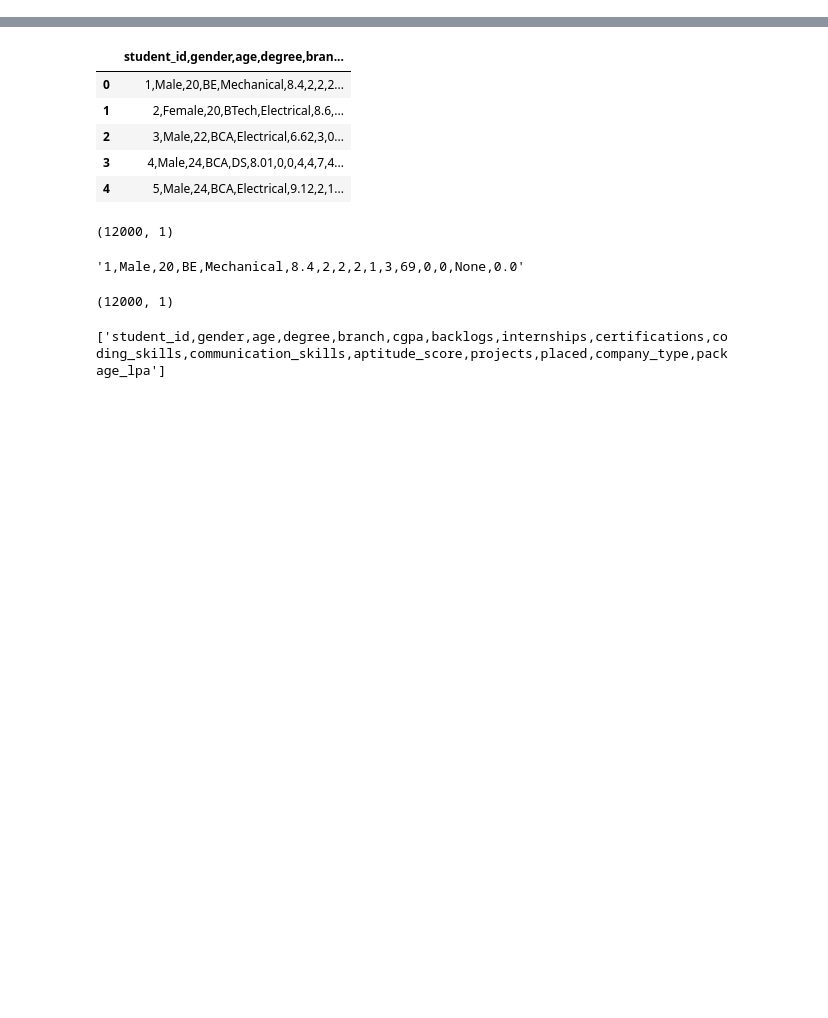
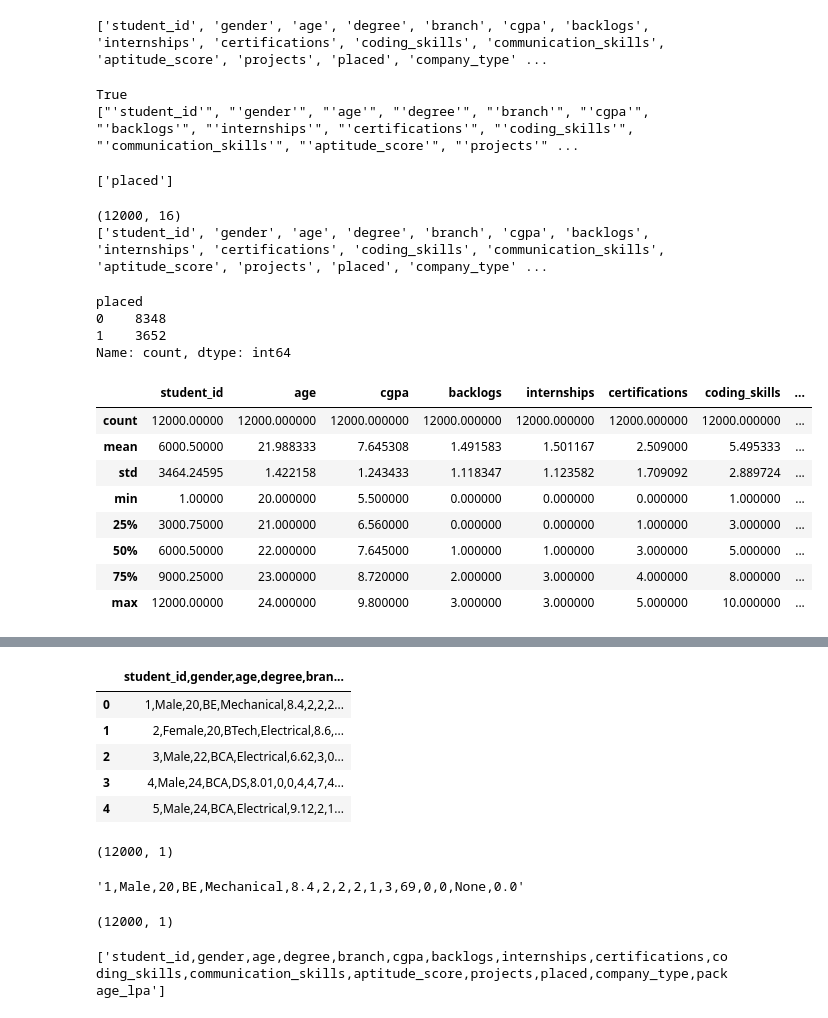
Before and after one commit to ruchaakadam/CampusPulse, a Jupyter notebook: analysis/01_data_understanding.ipynb, the cells around one changed output, grey strips where cells are left out. Drawn from its saved outputs; the diff is of its cells as text; code cells hidden in the pictures; blank space fills up the shorter version.

```diff
--- a/analysis/01_data_understanding.ipynb
+++ b/analysis/01_data_understanding.ipynb
@@ -21,0 +559,74 @@ BadZipFile: File is not a zip file
+# %%
+print(df.columns.tolist())
+# %% [output]
+['student_id', 'gender', 'age', 'degree', 'branch', 'cgpa', 'backlogs', 'internships', 'certifications', 'coding_skills', 'communication_skills', 'aptitude_score', 'projects', 'placed', 'company_type' ...
+# %%
+print("placed" in df.columns)
+print([repr(col) for col in df.columns])
+# %% [output]
+True
+["'student_id'", "'gender'", "'age'", "'degree'", "'branch'", "'cgpa'", "'backlogs'", "'internships'", "'certifications'", "'coding_skills'", "'communication_skills'", "'aptitude_score'", "'projects'" ...
+# %%
+print([col for col in df.columns if "placed" in str(col).lower()])
+# %% [output]
+['placed']
+# %%
+import pandas as pd
+
+# Read the raw Excel file
+raw_df = pd.read_excel(
+    "../data/raw/Student_Placement_Dataset_2025.xlsx",
+    header=None
+)
+
+# Split the single comma-separated column into 16 columns
+df = raw_df[0].str.split(",", expand=True)
+
+# Set the first row as column names
+df.columns = df.iloc[0].astype(str).str.strip()
+
+# Remove the header row
+df = df.iloc[1:].reset_index(drop=True)
+
+# Convert numeric columns
+numeric_columns = [
+    "student_id",
+    "age",
+    "cgpa",
+    "backlogs",
+    "internships",
+    "certifications",
+    "coding_skills",
+    "communication_skills",
+    "aptitude_score",
+    "projects",
+    "package_lpa"
+]
+
+for col in numeric_columns:
+    df[col] = pd.to_numeric(df[col], errors="coerce")
+
+print(df.shape)
+print(df.columns.tolist())
+# %% [output]
+(12000, 16)
+['student_id', 'gender', 'age', 'degree', 'branch', 'cgpa', 'backlogs', 'internships', 'certifications', 'coding_skills', 'communication_skills', 'aptitude_score', 'projects', 'placed', 'company_type' ...
+# %%
+df["placed"].value_counts()
+# %% [output]
+placed
+0    8348
+1    3652
+Name: count, dtype: int64
+# %%
+df.describe()
+# %% [output]
+|  | student_id | age | cgpa | backlogs | internships | certifications | coding_skills | ... |
+| count | 12000.00000 | 12000.000000 | 12000.000000 | 12000.000000 | 12000.000000 | 12000.000000 | 12000.000000 | ... |
+| mean | 6000.50000 | 21.988333 | 7.645308 | 1.491583 | 1.501167 | 2.509000 | 5.495333 | ... |
+| std | 3464.24595 | 1.422158 | 1.243433 | 1.118347 | 1.123582 | 1.709092 | 2.889724 | ... |
+| min | 1.00000 | 20.000000 | 5.500000 | 0.000000 | 0.000000 | 0.000000 | 1.000000 | ... |
+| 25% | 3000.75000 | 21.000000 | 6.560000 | 0.000000 | 0.000000 | 1.000000 | 3.000000 | ... |
+| 50% | 6000.50000 | 22.000000 | 7.645000 | 1.000000 | 1.000000 | 3.000000 | 5.000000 | ... |
+| 75% | 9000.25000 | 23.000000 | 8.720000 | 2.000000 | 3.000000 | 4.000000 | 8.000000 | ... |
+| max | 12000.00000 | 24.000000 | 9.800000 | 3.000000 | 3.000000 | 5.000000 | 10.000000 | ... |
```
Also changed, not shown: parts of 45 cells of this notebook, 6 other files.
